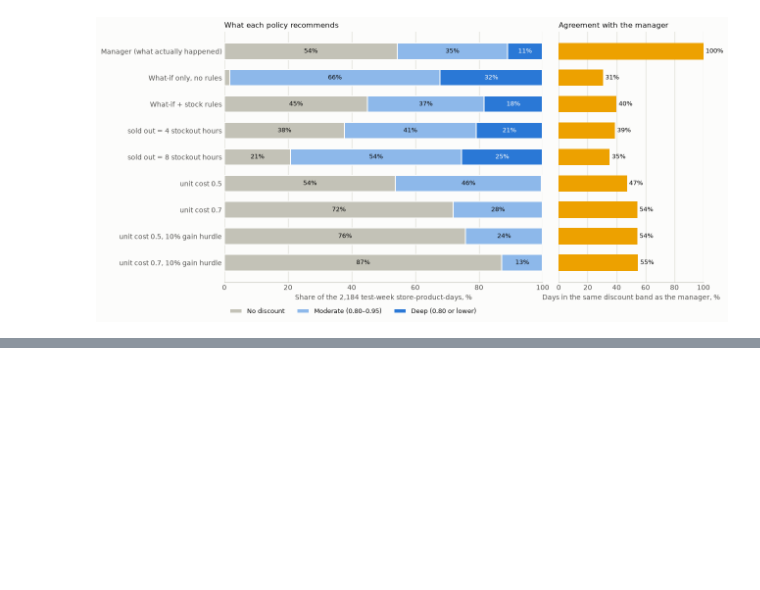
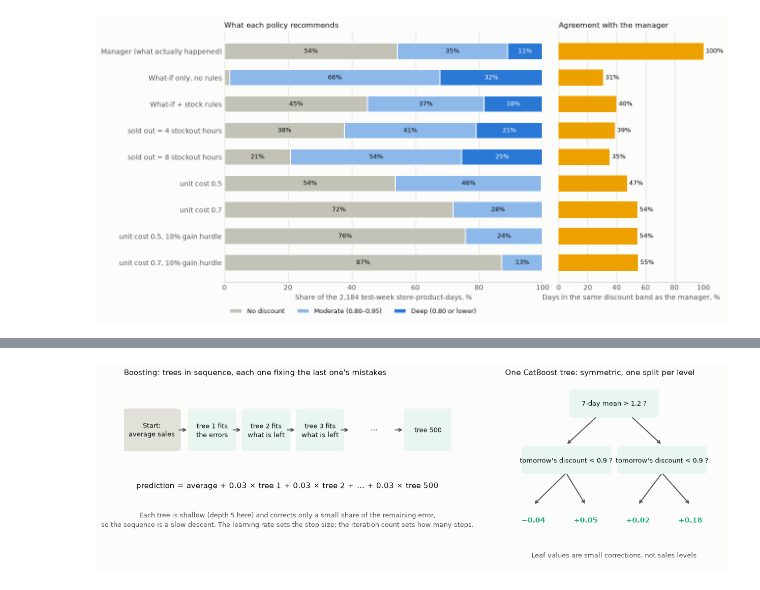
Before and after one commit to Lisayinyy/MAIB_7002, a Jupyter notebook: discount_sales_prediction.ipynb, the cells around one changed output, grey strips where cells are left out. Drawn from its saved outputs; the diff is of its cells as text; code cells hidden in the pictures; blank space fills up the shorter version.

```diff
--- a/discount_sales_prediction.ipynb
+++ b/discount_sales_prediction.ipynb
@@ -1029,0 +1141,4 @@ Set `RERUN_TUNING = True` in the first cell to recompute every grid from scratch
+# %%
+fig = plots.plot_boosting_schematic(CAT_BEST["learning_rate"], save=C.RESULTS / "catboost_schematic.png")
+# %% [output]
+[figure, added]
```
Also changed, not shown: parts of 23 cells of this notebook, 21 other files.
